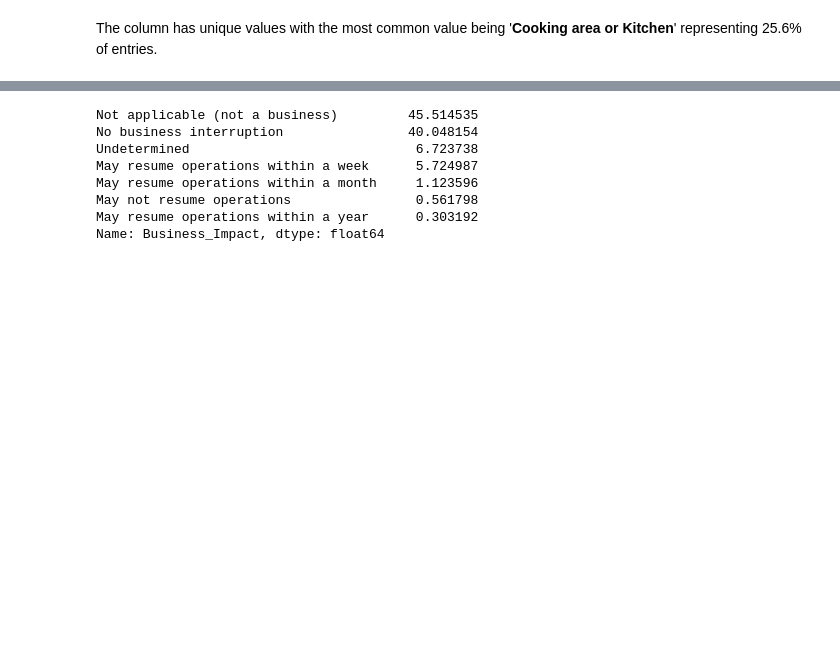
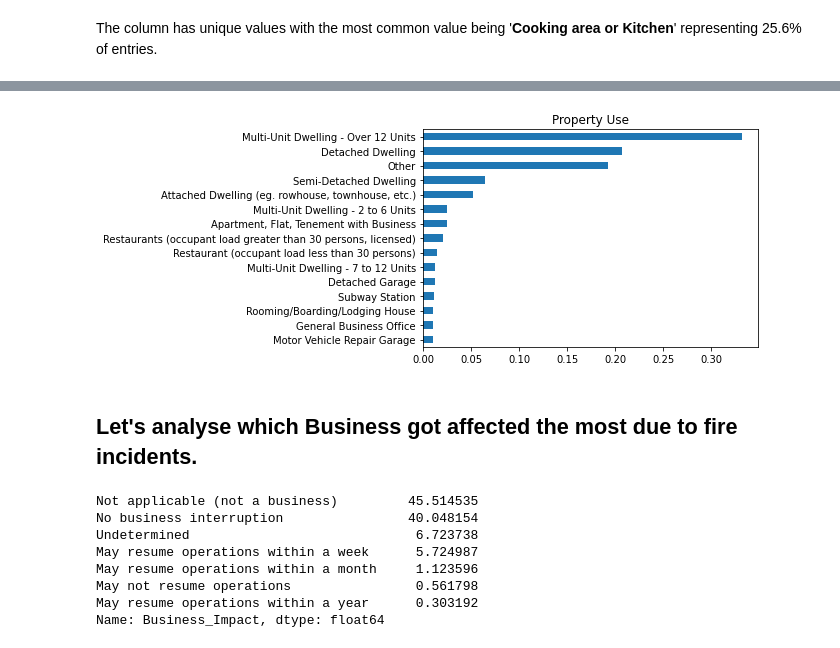
Before and after one commit to singhmansi25/EDA-Project-2022, a Jupyter notebook: EDA_Project_Fire_Incidents.ipynb, the cells around one changed output, grey strips where cells are left out. Saved outputs shown, nothing was run; the diff lists cells and outputs as text; code cells hidden in the pictures; blank space fills up the shorter version.

```diff
--- a/EDA_Project_Fire_Incidents.ipynb
+++ b/EDA_Project_Fire_Incidents.ipynb
@@ -305,3 +410,30 @@ The column has unique values with the most common value being '**Cooking area or
+# %%
+keep_use = ['Multi-Unit Dwelling - Over 12 Units',
+            'Detached Dwelling',
+            'Semi-Detached Dwelling',
+            'Attached Dwelling (eg. rowhouse, townhouse, etc.)',
+            'Multi-Unit Dwelling - 2 to 6 Units',
+            'Apartment, Flat, Tenement with Business',
+            'Restaurants (occupant load greater than 30 persons, licensed)',
+            'Restaurant (occupant load less than 30 persons)',
+            'Multi-Unit Dwelling - 7 to 12 Units',
+            'Detached Garage',
+            'Subway Station',
+            'Rooming/Boarding/Lodging House',
+            'General Business Office',
+            'Motor Vehicle Repair Garage']
+# %%
+for i in fire_df['Property_Use']:
+    if i not in keep_use:
+        fire_df['Property_Use'] = np.where((fire_df.Property_Use == i), 'Other', fire_df.Property_Use)
+# %%
+plt.title('Property Use')
+fire_df['Property_Use'].value_counts(normalize=True, ascending=True).plot(kind='barh')
+plt.show()
+# %% [output]
+[figure, added]
+# %% [markdown]
+## **Let's analyse which Business got affected the most due to fire incidents.**
 # %%
 # Analysing Business impact column, to understand if business were impacted due to fire and what were they?
 fire_df['Business_Impact'].value_counts(normalize=True)*100
```
Also changed, not shown: parts of 70 cells of this notebook.
